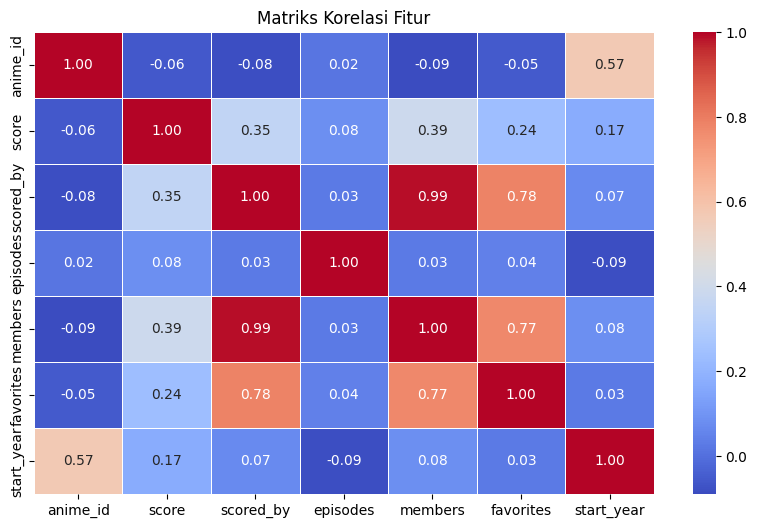
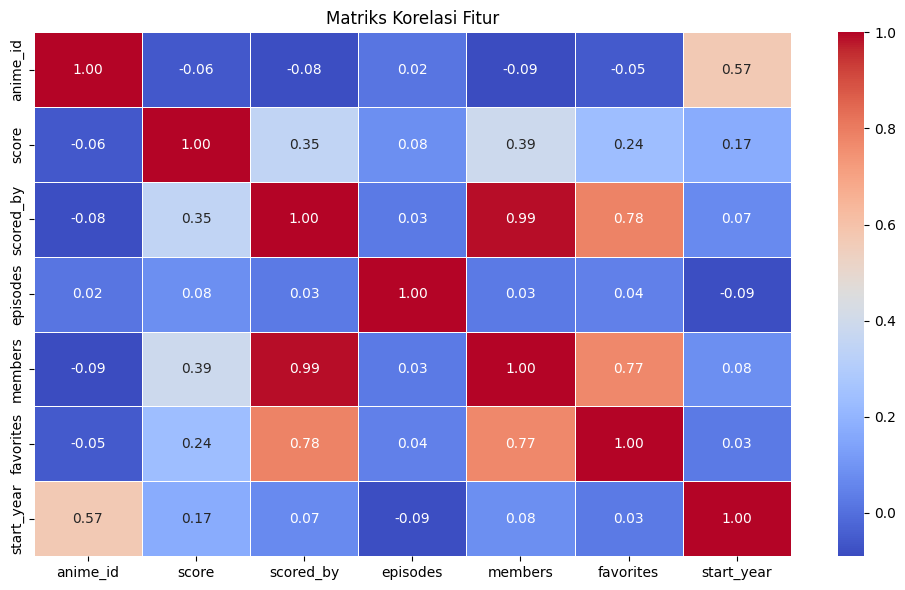
The change to this notebook cell's code, shown as a diff; its figure went from the first image to the second:
--- before
+++ after
@@ -5,3 +5,4 @@
 sns.heatmap(correlation, annot=True, cmap="coolwarm", fmt=".2f", linewidths=0.5)
 plt.title("Matriks Korelasi Fitur")
+plt.tight_layout()
 plt.show()

Commit: Sedikit hal terjadi di sini